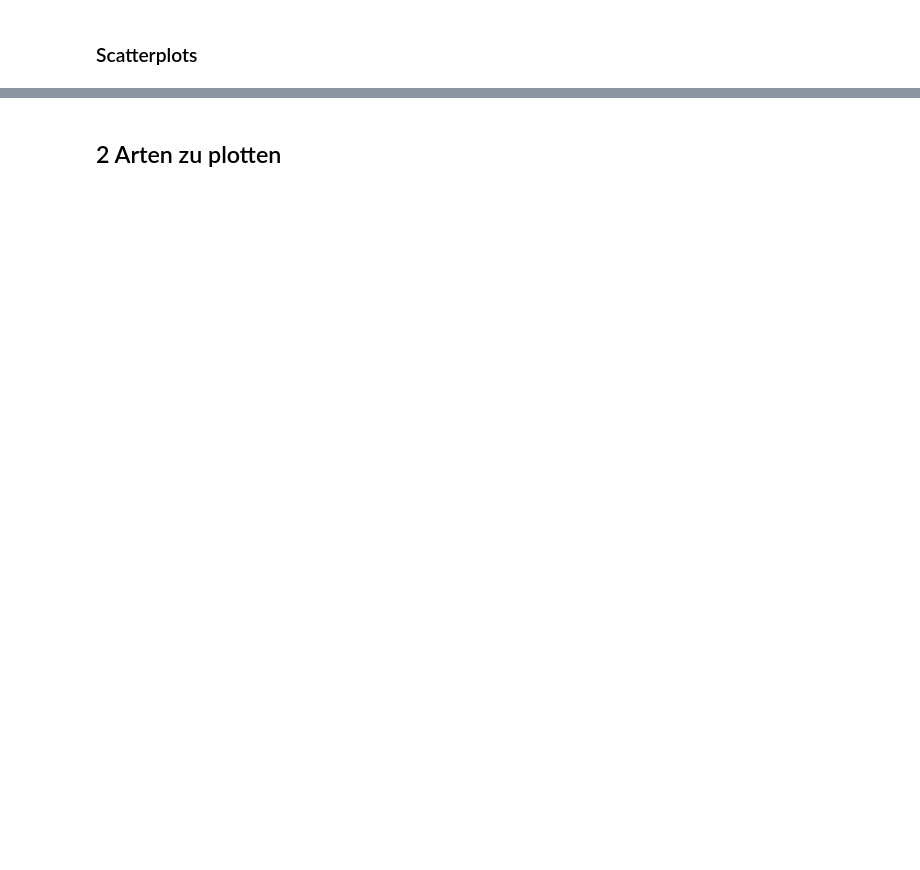
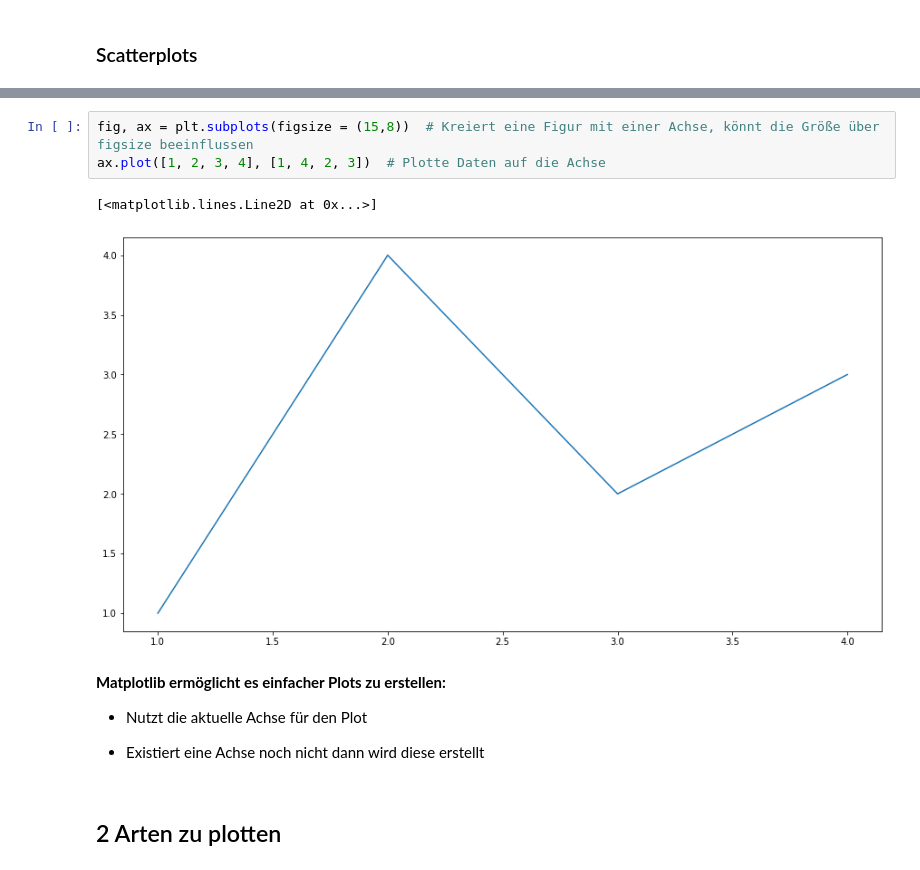
Before and after one commit to FelixRb96/Python_kurs_RTG, a Jupyter notebook: materialien/3_matplotlib.ipynb, the cells around one changed output, grey strips where cells are left out. Saved outputs shown, nothing was run; the diff lists cells and outputs as text; blank space fills up the shorter version.

```diff
--- a/materialien/3_matplotlib.ipynb
+++ b/materialien/3_matplotlib.ipynb
@@ -42,3 +27,15 @@ plt.show()
+# %%
+fig, ax = plt.subplots(figsize = (15,8))  # Kreiert eine Figur mit einer Achse, könnt die Größe über figsize beeinflussen
+ax.plot([1, 2, 3, 4], [1, 4, 2, 3])  # Plotte Daten auf die Achse
+# %% [output]
+[<matplotlib.lines.Line2D at 0x...>]
+[figure, added]
+# %% [markdown]
+**Matplotlib ermöglicht es einfacher Plots zu erstellen:**
+
+* Nutzt die aktuelle Achse für den Plot
+
+* Existiert eine Achse noch nicht dann wird diese erstellt
 # %% [markdown]
 ## 2 Arten zu plotten
 # %%
```
Also changed, not shown: parts of 21 cells of this notebook, 3 other files.
